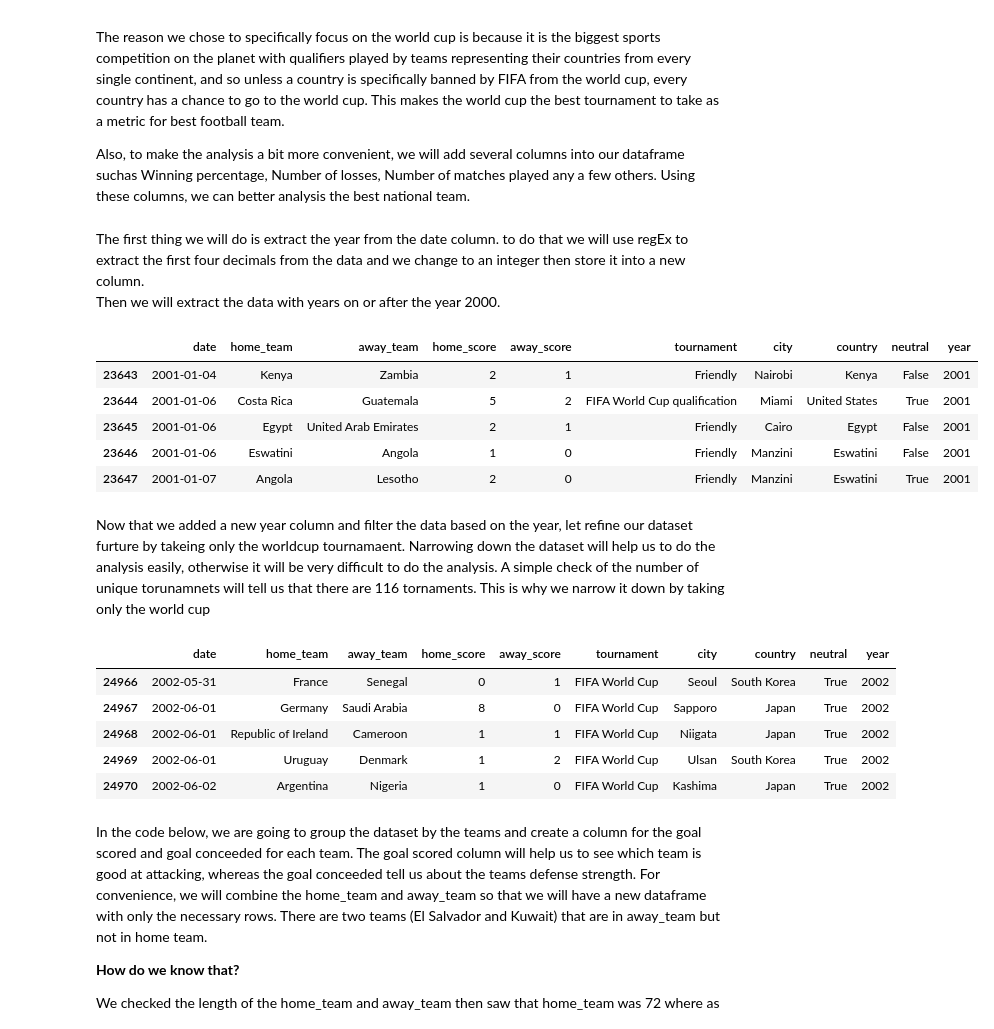
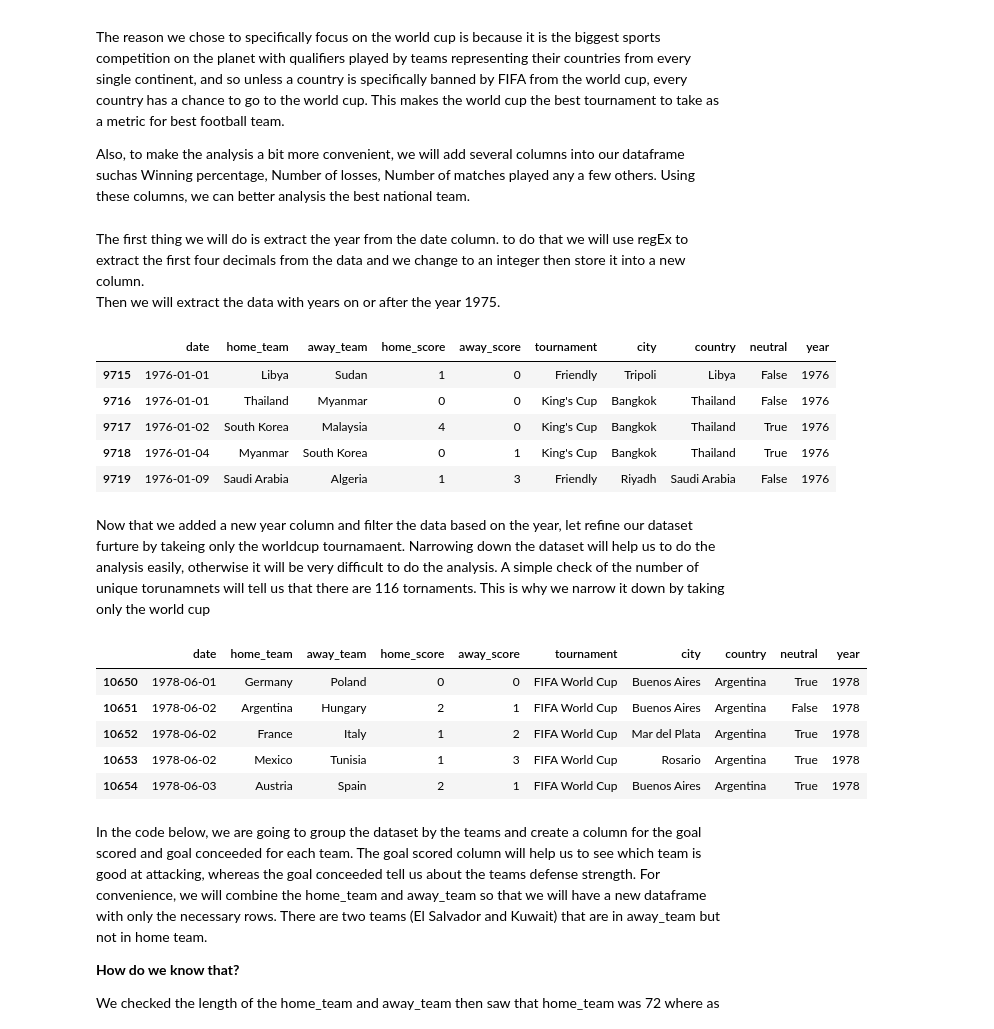
Before and after one commit to natiwb/FootballAnalysis320, a Jupyter notebook: FootballAnalysis320.ipynb, the cells around one changed output. Drawn from its saved outputs; the diff is of its cells as text; code cells hidden in the pictures.

```diff
--- a/FootballAnalysis320.ipynb
+++ b/FootballAnalysis320.ipynb
@@ -66,27 +66,27 @@ The reason we chose to specifically focus on the world cup is because it is the
 Also, to make the analysis a bit more convenient, we will add several columns into our dataframe suchas Winning percentage, Number of losses, Number of matches played any a few others. Using these columns, we can better analysis the best national team.
 # %% [markdown]
 The first thing we will do is extract the year from the date column. to do that we will use regEx to extract the first four decimals from the data and we change to an integer then store it into a new  column. <br>
-Then we will extract the data with years on or after the year 2000.
+Then we will extract the data with years on or after the year 1975.
 # %%
 # Create column Year using the year in the date column
 football_df['year'] = football_df['date'].str.extract('(\d\d\d\d)')
 
 # Change column Year to type int
 football_df['year'] = football_df['year'].astype(int)
 
-# filter only the data with year >= 2000
-football_df = football_df[football_df['year'] > 2000]
+# filter only the data with year >= 1975
+football_df = football_df[football_df['year'] > 1975]
 
-# filters the dataset by taking the world cup after the year 2000
-world_cup_summary = world_cup_summary[world_cup_summary['YEAR'] > 2000]
+# filters the dataset by taking the world cup after the year 1975
+world_cup_summary = world_cup_summary[world_cup_summary['YEAR'] > 1975]
 football_df.head()
 # %% [output]
 |  | date | home_team | away_team | home_score | away_score | tournament | city | country | neutral | year |
-| 23643 | 2001-01-04 | Kenya | Zambia | 2 | 1 | Friendly | Nairobi | Kenya | False | 2001 |
-| 23644 | 2001-01-06 | Costa Rica | Guatemala | 5 | 2 | FIFA World Cup qualification | Miami | United States | True | 2001 |
-| 23645 | 2001-01-06 | Egypt | United Arab Emirates | 2 | 1 | Friendly | Cairo | Egypt | False | 2001 |
-| 23646 | 2001-01-06 | Eswatini | Angola | 1 | 0 | Friendly | Manzini | Eswatini | False | 2001 |
-| 23647 | 2001-01-07 | Angola | Lesotho | 2 | 0 | Friendly | Manzini | Eswatini | True | 2001 |
+| 9715 | 1976-01-01 | Libya | Sudan | 1 | 0 | Friendly | Tripoli | Libya | False | 1976 |
+| 9716 | 1976-01-01 | Thailand | Myanmar | 0 | 0 | King's Cup | Bangkok | Thailand | False | 1976 |
+| 9717 | 1976-01-02 | South Korea | Malaysia | 4 | 0 | King's Cup | Bangkok | Thailand | True | 1976 |
+| 9718 | 1976-01-04 | Myanmar | South Korea | 0 | 1 | King's Cup | Bangkok | Thailand | True | 1976 |
+| 9719 | 1976-01-09 | Saudi Arabia | Algeria | 1 | 3 | Friendly | Riyadh | Saudi Arabia | False | 1976 |
 # %% [markdown]
 Now that we added a new year column and filter the data based on the year, let refine our dataset furture by takeing only the worldcup tournamaent. Narrowing down the dataset will help us to do the analysis easily, otherwise it will be very difficult to do the analysis. A simple check of the number of unique torunamnets will tell us that there are 116 tornaments. This is why we narrow it down by taking only the world cup
 # %%
@@ -95,11 +95,11 @@ FIFA_WC = football_df[football_df['tournament'] == 'FIFA World Cup'].copy()
 FIFA_WC.head()
 # %% [output]
 |  | date | home_team | away_team | home_score | away_score | tournament | city | country | neutral | year |
-| 24966 | 2002-05-31 | France | Senegal | 0 | 1 | FIFA World Cup | Seoul | South Korea | True | 2002 |
-| 24967 | 2002-06-01 | Germany | Saudi Arabia | 8 | 0 | FIFA World Cup | Sapporo | Japan | True | 2002 |
-| 24968 | 2002-06-01 | Republic of Ireland | Cameroon | 1 | 1 | FIFA World Cup | Niigata | Japan | True | 2002 |
-| 24969 | 2002-06-01 | Uruguay | Denmark | 1 | 2 | FIFA World Cup | Ulsan | South Korea | True | 2002 |
-| 24970 | 2002-06-02 | Argentina | Nigeria | 1 | 0 | FIFA World Cup | Kashima | Japan | True | 2002 |
+| 10650 | 1978-06-01 | Germany | Poland | 0 | 0 | FIFA World Cup | Buenos Aires | Argentina | True | 1978 |
+| 10651 | 1978-06-02 | Argentina | Hungary | 2 | 1 | FIFA World Cup | Buenos Aires | Argentina | False | 1978 |
+| 10652 | 1978-06-02 | France | Italy | 1 | 2 | FIFA World Cup | Mar del Plata | Argentina | True | 1978 |
+| 10653 | 1978-06-02 | Mexico | Tunisia | 1 | 3 | FIFA World Cup | Rosario | Argentina | True | 1978 |
+| 10654 | 1978-06-03 | Austria | Spain | 2 | 1 | FIFA World Cup | Buenos Aires | Argentina | True | 1978 |
 # %% [markdown]
 In the code below, we are going to group the dataset by the teams and create a column for the goal scored and goal conceeded for each team.
 The goal scored column will help us to see which team is good at attacking, whereas the goal conceeded tell us about the teams defense strength. For convenience, we will combine the home_team and away_team so that we will have a new dataframe with only the necessary rows. There are two teams (El Salvador and Kuwait) that are in away_team but not in home team. <br>
```
Also changed, not shown: parts of 13 cells of this notebook.
